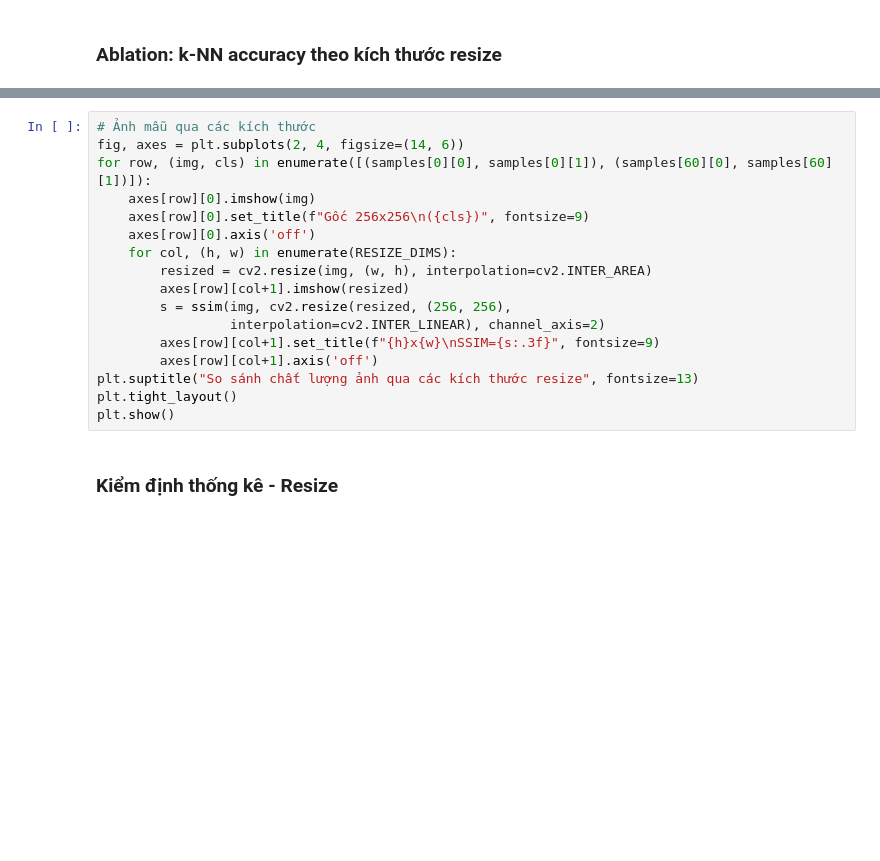
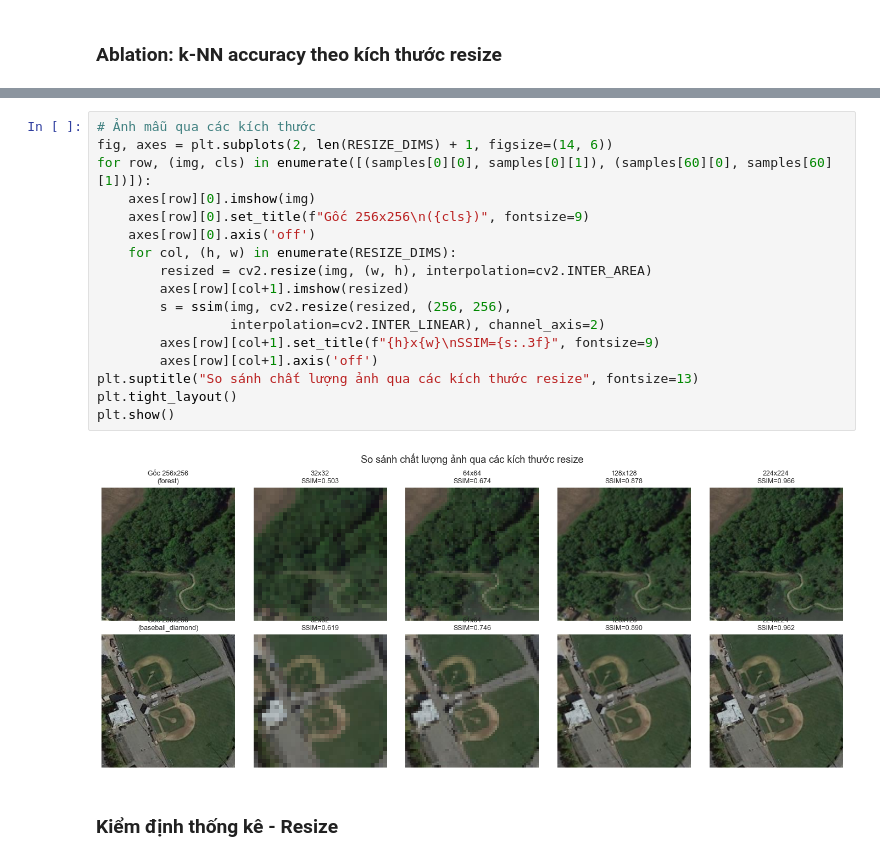
Before and after one commit to phamphuhoa-23/datapreprocessing, a Jupyter notebook: Source/notebooks/02_preprocessing_image.ipynb, the cells around one changed output, grey strips where cells are left out. Cells and saved outputs as stored; diff of their text form; blank space fills up the shorter version.

Commit message:
Update image preprocessing notebooks, advanced image analysis, and processing results

```diff
--- a/Source/notebooks/02_preprocessing_image.ipynb
+++ b/Source/notebooks/02_preprocessing_image.ipynb
@@ -235,20 +270,22 @@ plt.show()
 # %%
 # Ảnh mẫu qua các kích thước
-fig, axes = plt.subplots(2, 4, figsize=(14, 6))
+fig, axes = plt.subplots(2, len(RESIZE_DIMS) + 1, figsize=(14, 6))
 for row, (img, cls) in enumerate([(samples[0][0], samples[0][1]), (samples[60][0], samples[60][1])]):
     axes[row][0].imshow(img)
     axes[row][0].set_title(f"Gốc 256x256\n({cls})", fontsize=9)
     axes[row][0].axis('off')
     for col, (h, w) in enumerate(RESIZE_DIMS):
         resized = cv2.resize(img, (w, h), interpolation=cv2.INTER_AREA)
         axes[row][col+1].imshow(resized)
         s = ssim(img, cv2.resize(resized, (256, 256),
                  interpolation=cv2.INTER_LINEAR), channel_axis=2)
         axes[row][col+1].set_title(f"{h}x{w}\nSSIM={s:.3f}", fontsize=9)
         axes[row][col+1].axis('off')
 plt.suptitle("So sánh chất lượng ảnh qua các kích thước resize", fontsize=13)
 plt.tight_layout()
 plt.show()
+# %% [output]
+[figure, added]
 # %% [markdown]
 ### Kiểm định thống kê - Resize
 # %%
```
Also changed, not shown: parts of 28 cells of this notebook, 8 other files.
